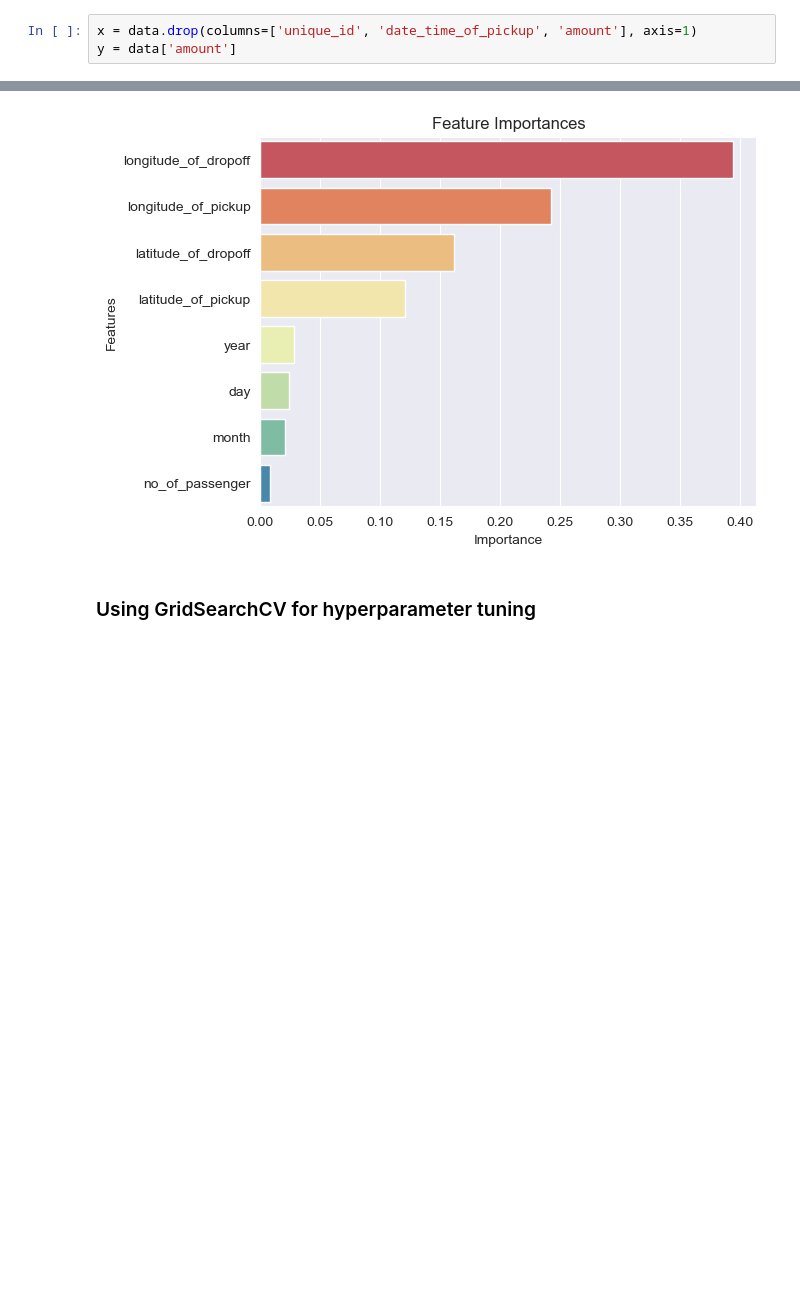
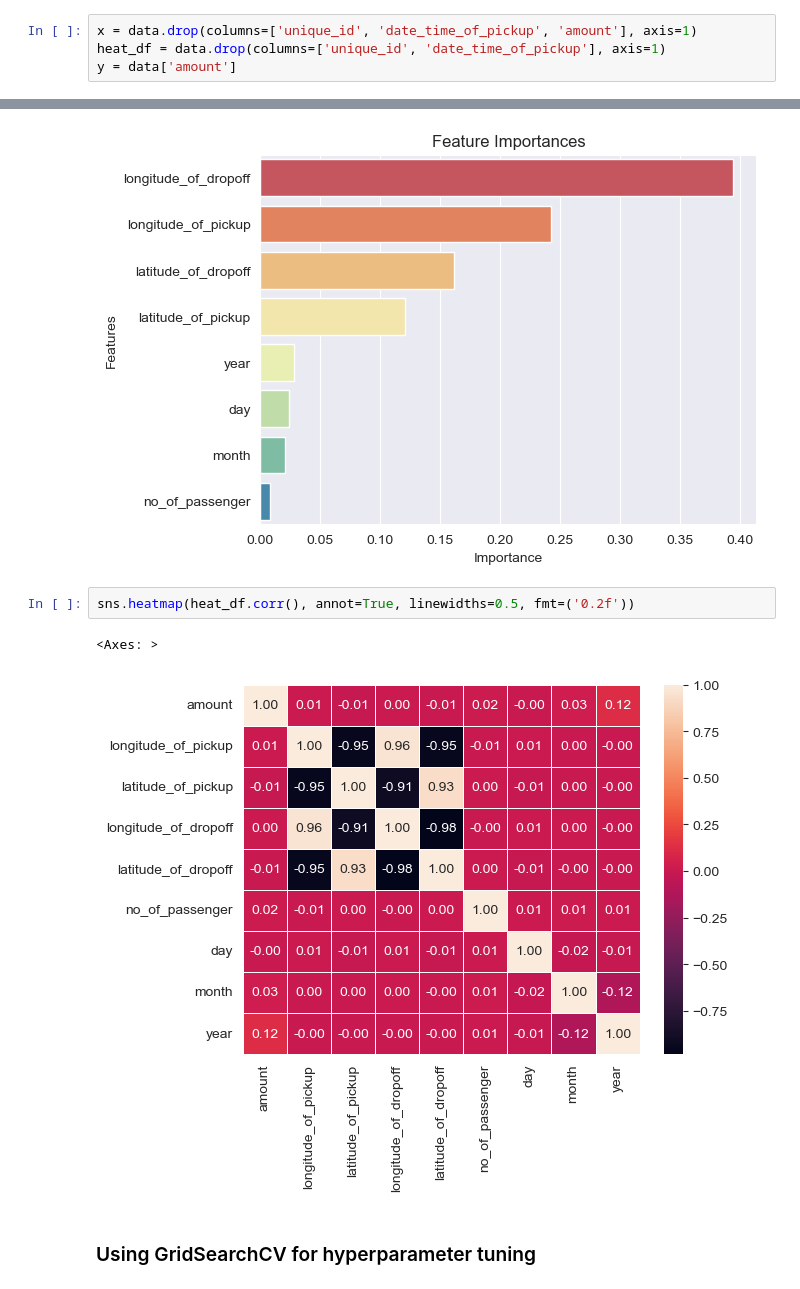
Before and after one commit to dakshayahuja/datascience, a Jupyter notebook: Machine Learning/Random Forest/Project/Solution.ipynb, the cells around one changed output, grey strips where cells are left out. Saved outputs shown, nothing was run; the diff lists cells and outputs as text; blank space fills up the shorter version.

```diff
--- a/Machine Learning/Random Forest/Project/Solution.ipynb
+++ b/Machine Learning/Random Forest/Project/Solution.ipynb
@@ -19,6 +19,7 @@ data['month'] = data['date_time_of_pickup'].dt.month
 data['year'] = data['date_time_of_pickup'].dt.year
 # %%
 x = data.drop(columns=['unique_id', 'date_time_of_pickup', 'amount'], axis=1)
+heat_df = data.drop(columns=['unique_id', 'date_time_of_pickup'], axis=1)
 y = data['amount']
 # %% [markdown]
 ### Splitting Dataset into train and test subsets
@@ -76,6 +77,11 @@ plt.ylabel('Features')
 plt.show()
 # %% [output]
 [figure]
+# %%
+sns.heatmap(heat_df.corr(), annot=True, linewidths=0.5, fmt=('0.2f'))
+# %% [output]
+<Axes: >
+[figure, added]
 # %% [markdown]
 ### Using GridSearchCV for hyperparameter tuning
 # %%
```
Also changed, not shown: 6 other files.
